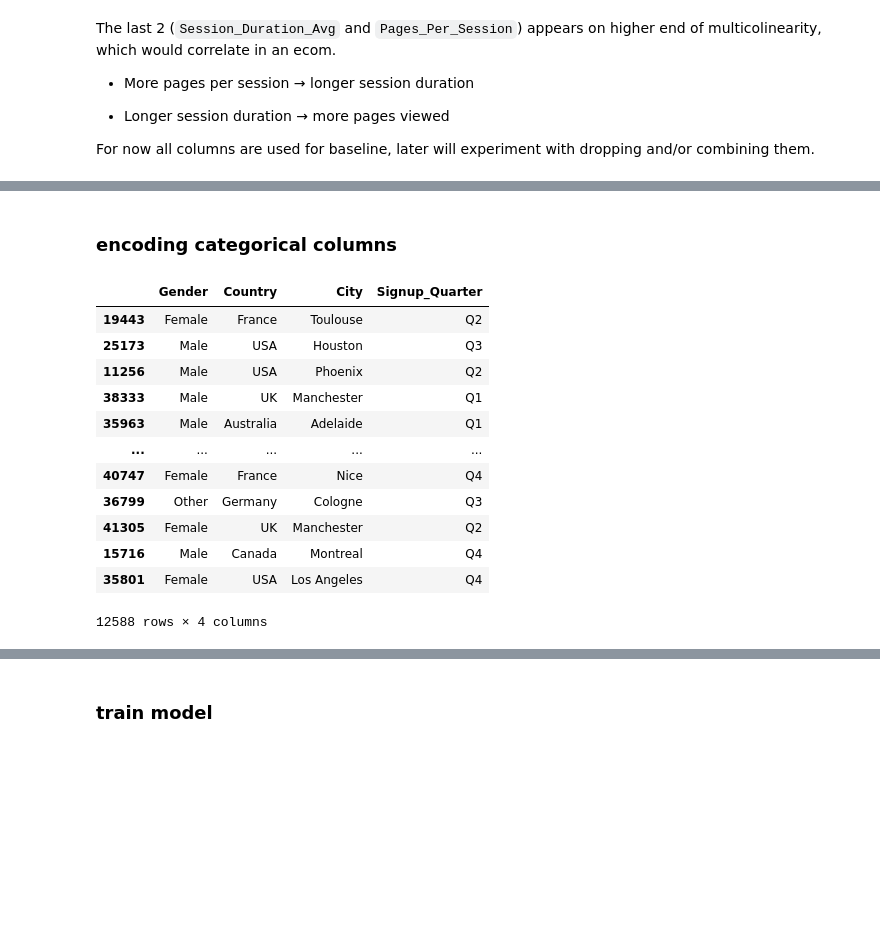
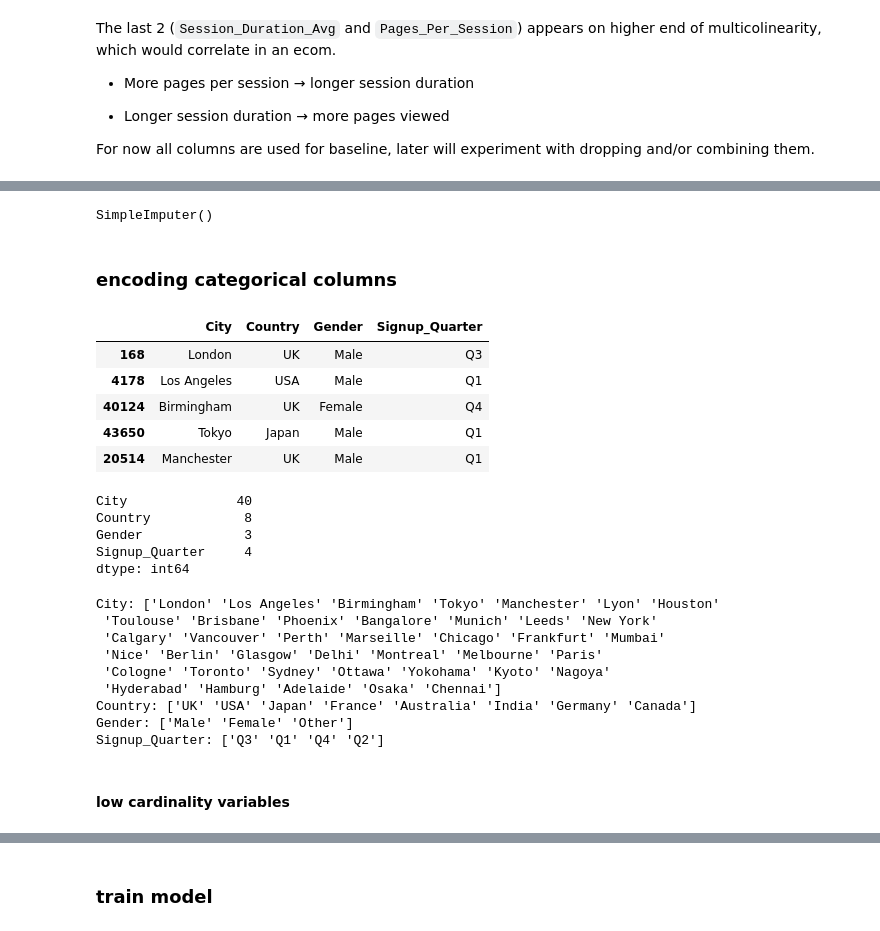
Before and after one commit to shashankgarewal/customer-churn-prediction-segmentation-revenue-risk-analysis, a Jupyter notebook: notebooks/churn-modeling.ipynb, the cells around one changed output, grey strips where cells are left out. Drawn from its saved outputs; the diff is of its cells as text; code cells hidden in the pictures; blank space fills up the shorter version.

```diff
--- a/notebooks/churn-modeling.ipynb
+++ b/notebooks/churn-modeling.ipynb
@@ -17,4 +18,5 @@ warnings.filterwarnings('ignore')
 pd.set_option('display.max_columns', None)
 # %%
 df = pd.read_csv('../data/raw/ecommerce_customer_churn_dataset.csv')
+df['missing_flag'] = df.isna().any(axis=1).astype(int)
 # %%
@@ -83,0 +80,2 @@ For now all columns are used for baseline, later will experiment with dropping a
+# %%
+num_cols = Xtrain.select_dtypes(float).columns
@@ -84,19 +84,41 @@ For now all columns are used for baseline, later will experiment with dropping a
+# %%
+mean_imputer.fit(Xtrain[num_cols])
+# %% [output]
+SimpleImputer()
+# %%
+Xtrain_missing_flag = Xtrain.isna().any()
+Xtrain_missing_fix = mean_imputer.transform(Xtrain[num_cols])
+Xtrain = Xtrain.combine_first(Xtrain_missing_fix)
 # %% [markdown]
 ### encoding categorical columns
 # %%
-Xtrain.select_dtypes('O')
+Xtrain.select_dtypes('O').head()
 # %% [output]
-|  | Gender | Country | City | Signup_Quarter |
-| 19443 | Female | France | Toulouse | Q2 |
-| 25173 | Male | USA | Houston | Q3 |
-| 11256 | Male | USA | Phoenix | Q2 |
-| 38333 | Male | UK | Manchester | Q1 |
-| 35963 | Male | Australia | Adelaide | Q1 |
-| ... | ... | ... | ... | ... |
-| 40747 | Female | France | Nice | Q4 |
-| 36799 | Other | Germany | Cologne | Q3 |
-| 41305 | Female | UK | Manchester | Q2 |
-| 15716 | Male | Canada | Montreal | Q4 |
-| 35801 | Female | USA | Los Angeles | Q4 |
+|  | City | Country | Gender | Signup_Quarter |
+| 168 | London | UK | Male | Q3 |
+| 4178 | Los Angeles | USA | Male | Q1 |
+| 40124 | Birmingham | UK | Female | Q4 |
+| 43650 | Tokyo | Japan | Male | Q1 |
+| 20514 | Manchester | UK | Male | Q1 |
-12588 rows × 4 columns
+# %%
+Xtrain.select_dtypes('O').nunique()
+# %% [output]
+City              40
+Country            8
+Gender             3
+Signup_Quarter     4
+dtype: int64
+# %%
+for col in Xtrain.select_dtypes('O').columns:
+    print(f"{col}: {Xtrain[col].unique()}")
+# %% [output]
+City: ['London' 'Los Angeles' 'Birmingham' 'Tokyo' 'Manchester' 'Lyon' 'Houston'
+ 'Toulouse' 'Brisbane' 'Phoenix' 'Bangalore' 'Munich' 'Leeds' 'New York'
+ 'Calgary' 'Vancouver' 'Perth' 'Marseille' 'Chicago' 'Frankfurt' 'Mumbai'
+ 'Nice' 'Berlin' 'Glasgow' 'Delhi' 'Montreal' 'Melbourne' 'Paris'
+ 'Cologne' 'Toronto' 'Sydney' 'Ottawa' 'Yokohama' 'Kyoto' 'Nagoya'
+ 'Hyderabad' 'Hamburg' 'Adelaide' 'Osaka' 'Chennai']
+Country: ['UK' 'USA' 'Japan' 'France' 'Australia' 'India' 'Germany' 'Canada']
+Gender: ['Male' 'Female' 'Other']
+Signup_Quarter: ['Q3' 'Q1' 'Q4' 'Q2']
 # %%
@@ -105,3 +125,5 @@ num_cols = Xtrain.select_dtypes(exclude='object').columns
 low_cardinal_cols = ['Gender', 'Signup_Quarter', 'Country']
 mid_cardinal_cols = ['City']
+# %% [markdown]
+#### low cardinality variables
 # %%
```
Also changed, not shown: parts of 37 cells of this notebook.
